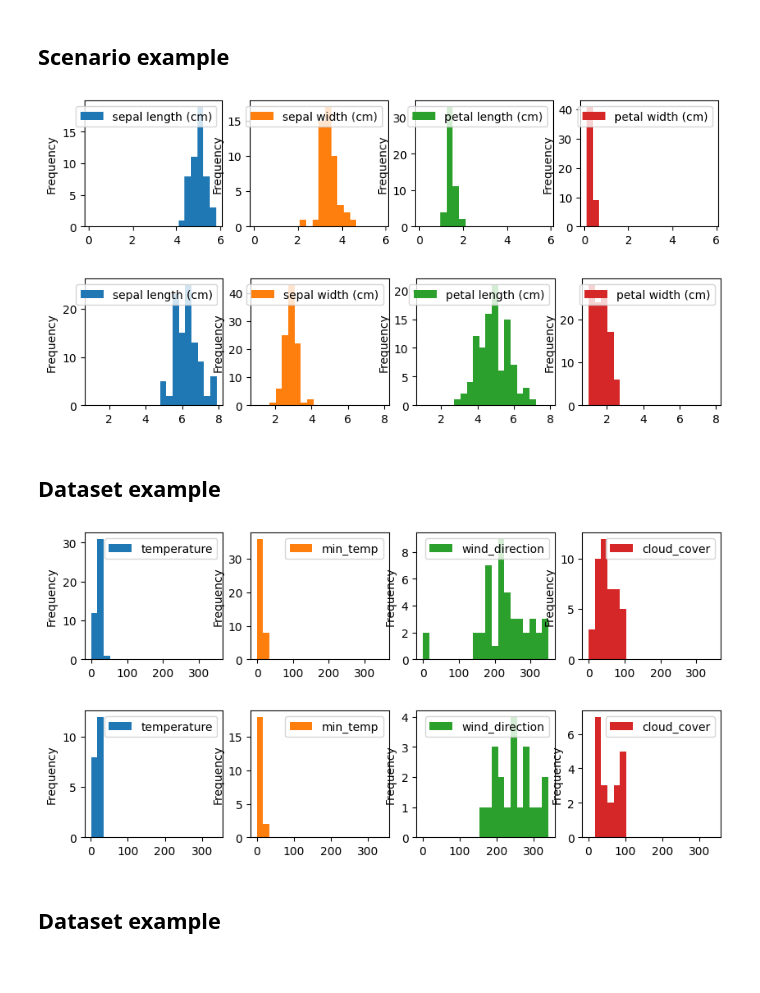
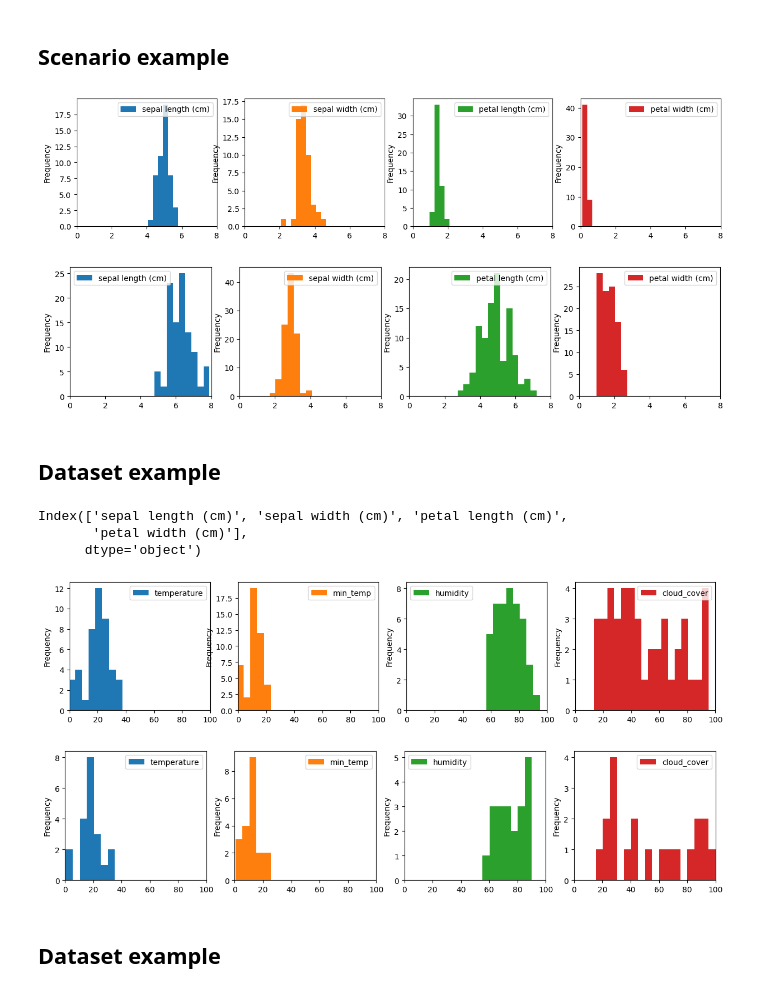
Before and after one commit to BorjaEst/drift-benchmark, a Jupyter notebook: notebooks/data-examples.ipynb, the cells around one changed output. Saved outputs shown, nothing was run; the diff lists cells and outputs as text; code cells hidden in the pictures.

Commit message:
chore: fix xlim and fit figsize in data examples

```diff
--- a/notebooks/data-examples.ipynb
+++ b/notebooks/data-examples.ipynb
@@ -7,23 +7,29 @@ from drift_benchmark import data
 # %%
 data_result = data.create_sklearn_drift_scenario("iris_species_drift")
 columns = ["sepal length (cm)", "sepal width (cm)", "petal length (cm)", "petal width (cm)"]
-data_result.X_ref[columns].plot(kind="hist", subplots=True, layout=(1, 4), figsize=(10, 2), bins=20)
-data_result.X_test[columns].plot(kind="hist", subplots=True, layout=(1, 4), figsize=(10, 2), bins=20)
+data_result.X_ref[columns].plot(kind="hist", subplots=True, layout=(1, 4), figsize=(15, 3), bins=20, xlim=(0, 8))
+data_result.X_test[columns].plot(kind="hist", subplots=True, layout=(1, 4), figsize=(15, 3), bins=20, xlim=(0, 8))
 pass
 # %% [output]
-[figure, old version]
+[figure, new version]
-[figure, old version]
+[figure, new version]
 # %% [markdown]
 ## Dataset example
+# %%
+data_result.X_ref.columns
+# %% [output]
+Index(['sepal length (cm)', 'sepal width (cm)', 'petal length (cm)',
+       'petal width (cm)'],
+      dtype='object')
 # %%
 data_result = data.load_dataset("example.csv")
-columns = ["temperature", "min_temp", "wind_direction", "cloud_cover"]
-data_result.X_ref[columns].plot(kind="hist", subplots=True, layout=(1, 4), figsize=(10, 2), bins=20)
-data_result.X_test[columns].plot(kind="hist", subplots=True, layout=(1, 4), figsize=(10, 2), bins=20)
+columns = ["temperature", "min_temp", "humidity", "cloud_cover"]
+data_result.X_ref[columns].plot(kind="hist", subplots=True, layout=(1, 4), figsize=(15, 3), bins=20, xlim=(0, 100))
+data_result.X_test[columns].plot(kind="hist", subplots=True, layout=(1, 4), figsize=(15, 3), bins=20, xlim=(0, 100))
 pass
 # %% [output]
-[figure, old version]
+[figure, new version]
-[figure, old version]
+[figure, new version]
 # %% [markdown]
 ## Dataset example
 # %%
```
Also changed, not shown: parts of 1 cell of this notebook.
